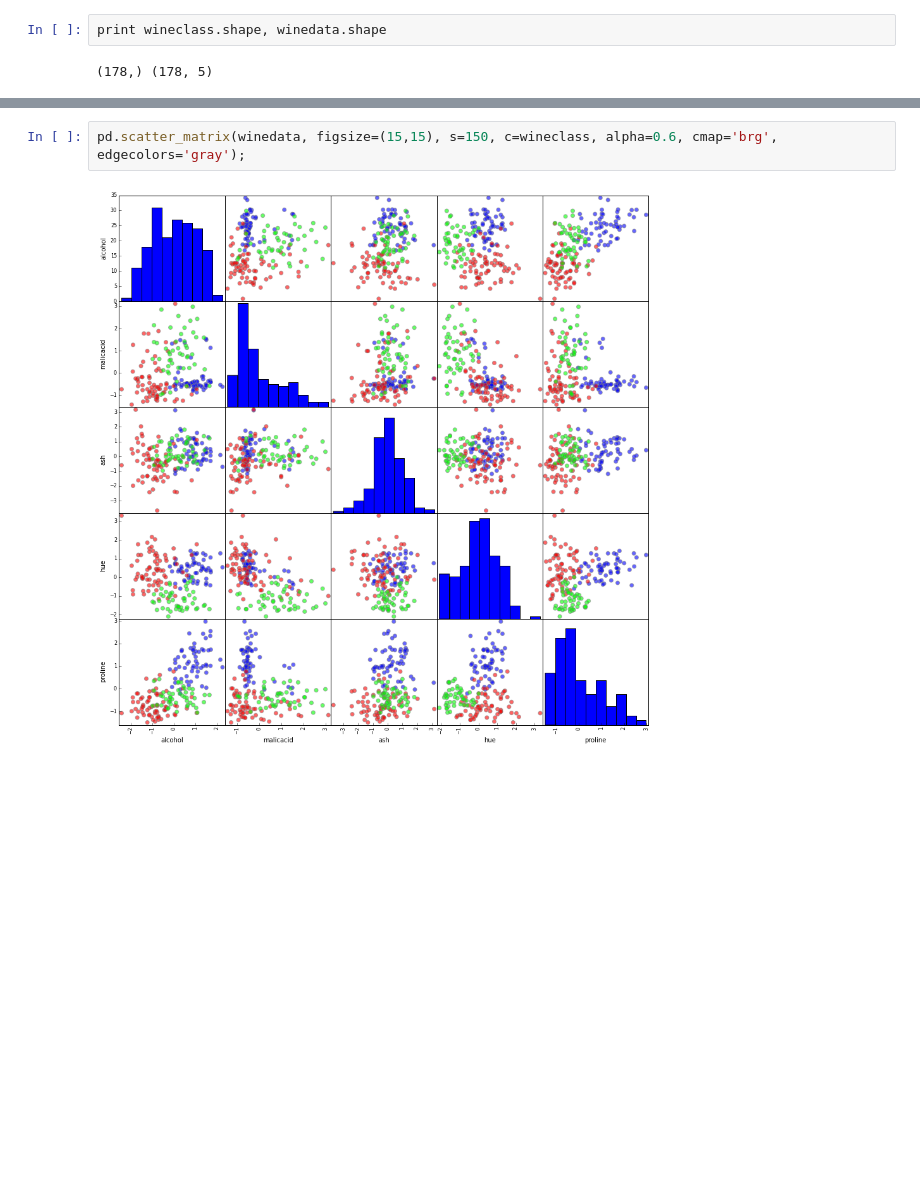
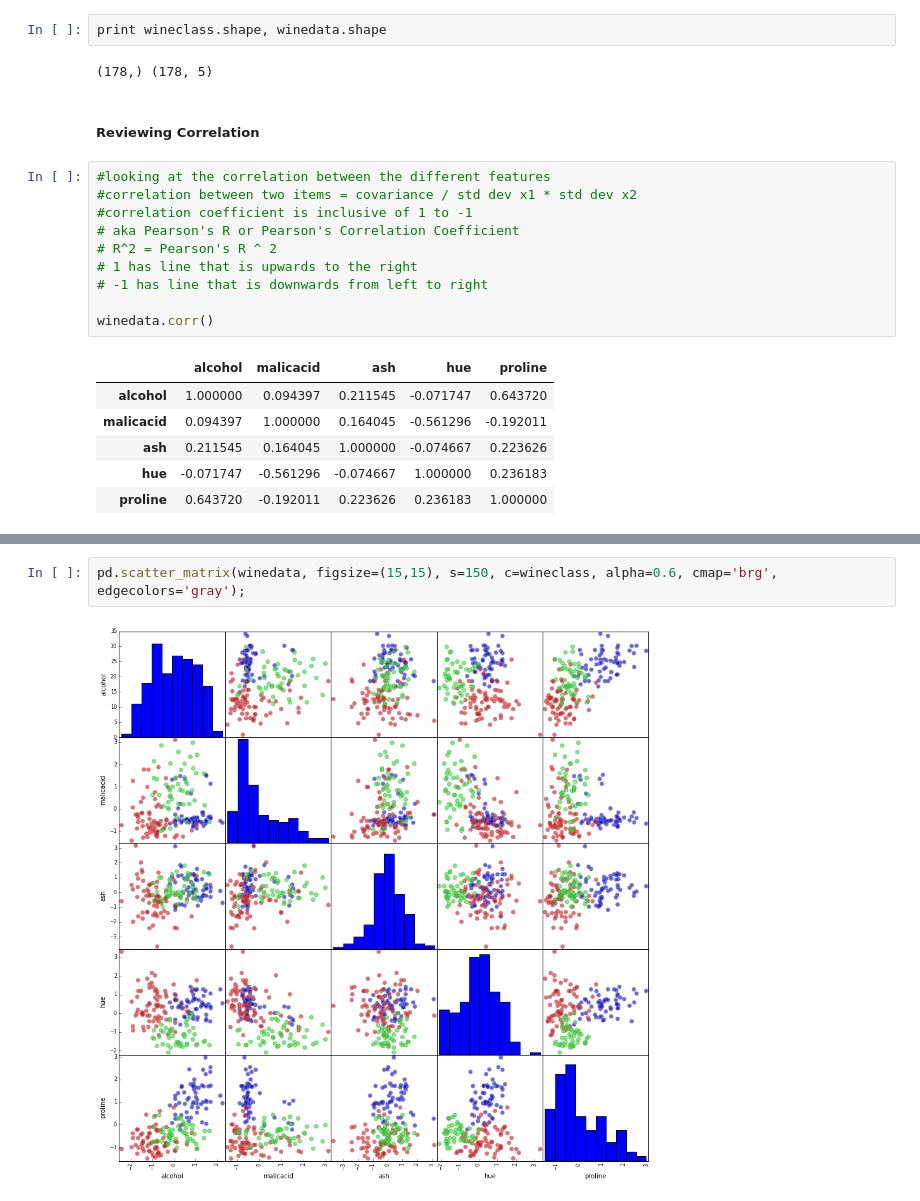
Before and after one commit to johnmhogan/DAT_20_Students, a Jupyter notebook: EVCinNYC/Lecture10Classwork/Lec10_inclass_wine.ipynb, the cells around one changed output, grey strips where cells are left out. Saved outputs shown, nothing was run; the diff lists cells and outputs as text; blank space fills up the shorter version.

Commit message:
project - stuck on determining right data structure

```diff
--- a/EVCinNYC/Lecture10Classwork/Lec10_inclass_wine.ipynb
+++ b/EVCinNYC/Lecture10Classwork/Lec10_inclass_wine.ipynb
@@ -63,3 +71,22 @@ Name: class, dtype: int64
 print wineclass.shape, winedata.shape
 # %% [output]
 (178,) (178, 5)
+# %% [markdown]
+##### Reviewing Correlation
+# %%
+#looking at the correlation between the different features
+#correlation between two items = covariance / std dev x1 * std dev x2
+#correlation coefficient is inclusive of 1 to -1
+# aka Pearson's R or Pearson's Correlation Coefficient
+# R^2 = Pearson's R ^ 2
+# 1 has line that is upwards to the right
+# -1 has line that is downwards from left to right
+
+winedata.corr()
+# %% [output]
+|  | alcohol | malicacid | ash | hue | proline |
+| alcohol | 1.000000 | 0.094397 | 0.211545 | -0.071747 | 0.643720 |
+| malicacid | 0.094397 | 1.000000 | 0.164045 | -0.561296 | -0.192011 |
+| ash | 0.211545 | 0.164045 | 1.000000 | -0.074667 | 0.223626 |
+| hue | -0.071747 | -0.561296 | -0.074667 | 1.000000 | 0.236183 |
+| proline | 0.643720 | -0.192011 | 0.223626 | 0.236183 | 1.000000 |
```
Also changed, not shown: parts of 17 cells of this notebook, 17 other files.
